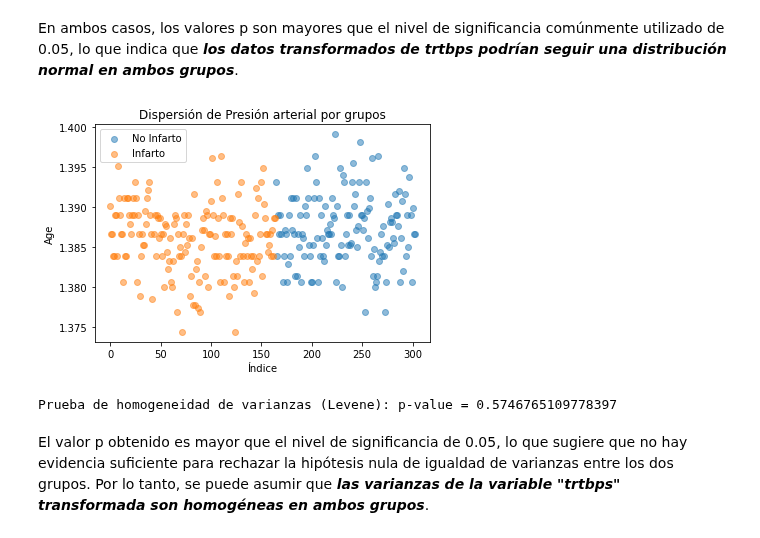
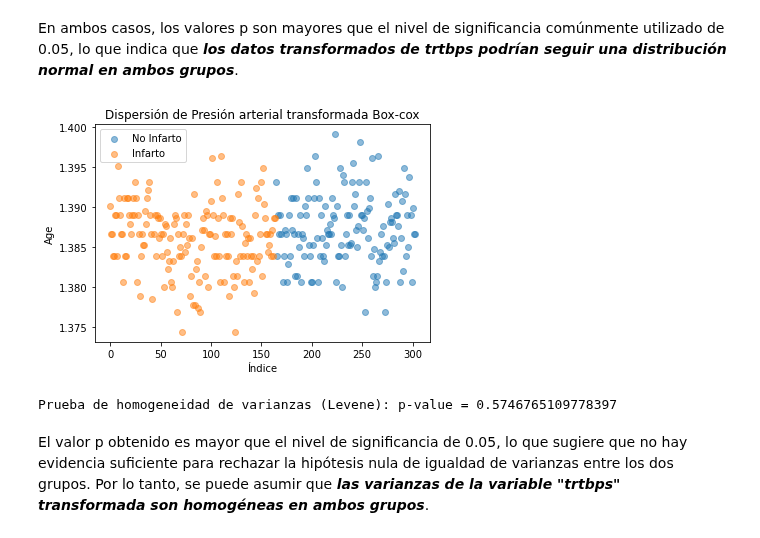
Before and after one commit to OscarTienda/heart-attack-analysis-prection, a Jupyter notebook: code/heart-attack-analysis-prediction.ipynb, the cells around one changed output. Drawn from its saved outputs; the diff is of its cells as text; code cells hidden in the pictures.

```diff
--- a/code/heart-attack-analysis-prediction.ipynb
+++ b/code/heart-attack-analysis-prediction.ipynb
@@ -779,18 +799,18 @@ En ambos casos, los valores p son mayores que el nivel de significancia comúnme
 # %%
 # Verificación de homogeneidad de varianzas
 plt.figure()
 plt.scatter(group1.index, group1_trtbps_transformed, alpha=0.5, label='No Infarto')
 plt.scatter(group2.index, group2_trtbps_transformed, alpha=0.5, label='Infarto')
 plt.xlabel('Índice')
 plt.ylabel('Age')
-plt.title('Dispersión de Presión arterial por grupos')
+plt.title('Dispersión de Presión arterial transformada Box-cox')
 plt.legend()
 plt.show()
 
 _, p_value = stats.levene(group1_trtbps_transformed, group2_trtbps_transformed)
 print('Prueba de homogeneidad de varianzas (Levene): p-value =', p_value)
 # %% [output]
-[figure, old version]
+[figure, new version]
 Prueba de homogeneidad de varianzas (Levene): p-value = 0.5746765109778397
 # %% [markdown]
 El valor p obtenido es mayor que el nivel de significancia de 0.05, lo que sugiere que no hay evidencia suficiente para rechazar la hipótesis nula de igualdad de varianzas entre los dos grupos. Por lo tanto, se puede asumir que ___las varianzas de la variable "trtbps" transformada son homogéneas en ambos grupos___.
```
Also changed, not shown: parts of 9 cells of this notebook.
